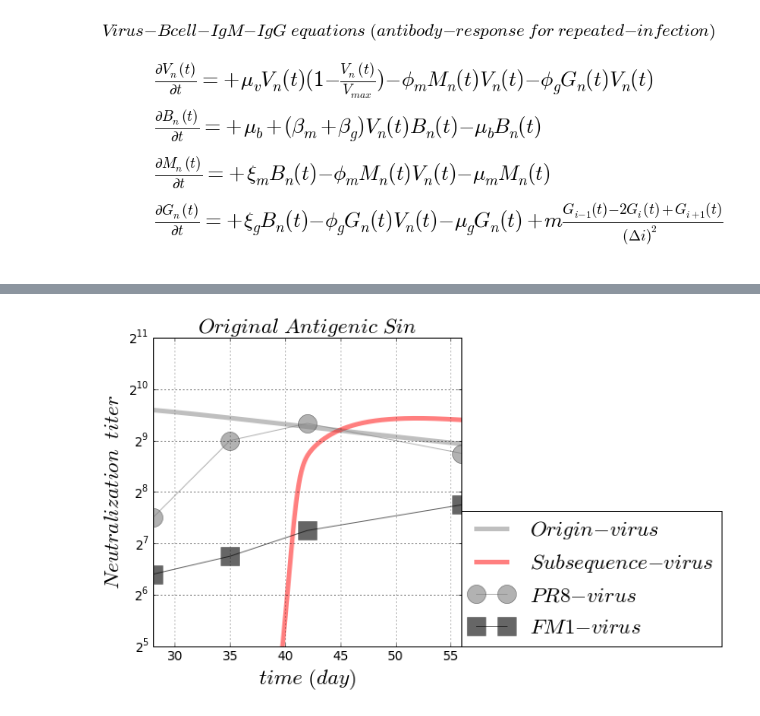
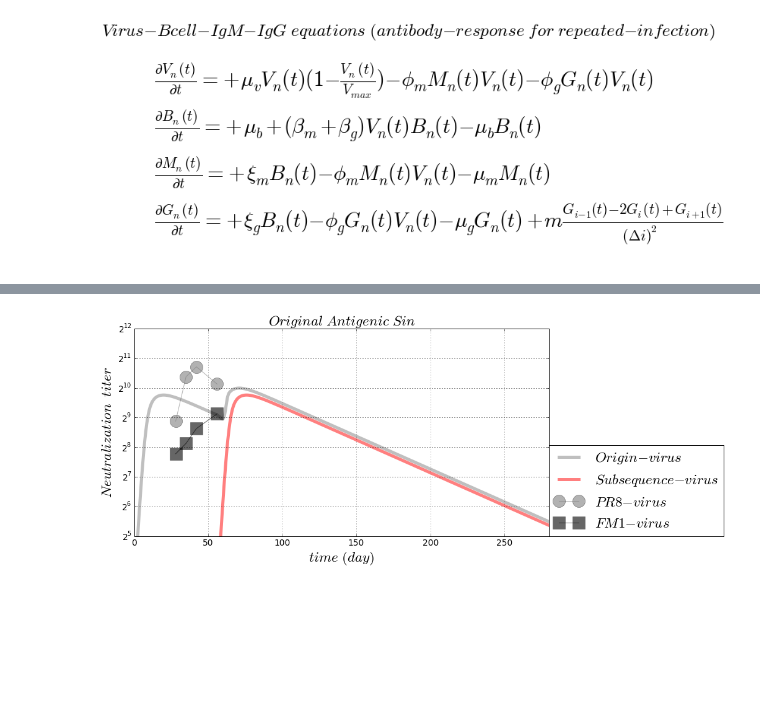
Before and after one commit to blab/antibody-response-pulse, a Jupyter notebook: bcell-array/code/Virus_Bcell_IgM_IgG_Infection_OAS.ipynb, the cells around one changed output, grey strips where cells are left out. Saved outputs shown, nothing was run; the diff lists cells and outputs as text; code cells hidden in the pictures; blank space fills up the shorter version.

```diff
--- a/bcell-array/code/Virus_Bcell_IgM_IgG_Infection_OAS.ipynb
+++ b/bcell-array/code/Virus_Bcell_IgM_IgG_Infection_OAS.ipynb
@@ -66,11 +66,6 @@ def dVdt_array(VBMGxt = [], *args):
     return(dV_dt_array)
 
 def dBdt_array(VBMGxt = [], *args):
-    eName = np.zeros([totalPoint_X])
-    eName[0] = 1.0/100
-    eName[1] = alva.eventName
-#    eName[2] = 1.0/100
-#    eName[3] = 1.0/100
     # naming
     V = VBMGxt[0]
     B = VBMGxt[1]
@@ -80,15 +75,10 @@ def dBdt_array(VBMGxt = [], *args):
     # there are n dSdt
     dB_dt_array = np.zeros(x_totalPoint)
     # each dSdt with the same equation form
-    dB_dt_array[:] = +inRateB + (actRateBm + eName[:])*V[:]*B[:] - outRateB*B[:]
+    dB_dt_array[:] = +inRateB*V[:]*(1 - V[:]/maxV) + (actRateBm + alva.eventName)*V[:]*B[:] - outRateB*B[:]
     return(dB_dt_array)
 
 def dMdt_array(VBMGxt = [], *args):
-    eName = np.zeros([totalPoint_X])
-    eName[0] = 1.0/100
-    eName[1] = alva.eventName
-#    eName[2] = 1.0/100
-#    eName[3] = 1.0/100
     # naming
     V = VBMGxt[0]
     B = VBMGxt[1]
@@ -98,7 +88,7 @@ def dMdt_array(VBMGxt = [], *args):
     # there are n dSdt
     dM_dt_array = np.zeros(x_totalPoint)
     # each dSdt with the same equation form
-    dM_dt_array[:] = +inRateM*B[:]*actRateBm/(actRateBm + eName[:]) - consumeRateM*M[:]*V[:] - outRateM*M[:]
+    dM_dt_array[:] = +inRateM*B[:] - consumeRateM*M[:]*V[:] - outRateM*M[:]
     return(dM_dt_array)
 
 def dGdt_array(VBMGxt = [], *args):
@@ -225,36 +227,36 @@ for i in range(totalPoint_X):
 # %%
 # Experimental lab data from OAS paper
 gT_lab = np.array([28, 28 + 7, 28 + 14, 28 + 28])
-gPR8_lab = np.array([2**(7 + 1.0/2), 2**9, 2**(9 + 1.0/3), 2**(9 - 1.0/4)])
-gFM1_lab = np.array([2**(6 + 2.0/5), 2**(7 - 1.0/4), 2**(7 + 1.0/4), 2**(8 - 1.0/4)])
+gPR8_lab = np.array([2**(7 + 1.0/2), 2**9, 2**(9 + 1.0/3), 2**(9 - 1.0/4)])*820.0/(2**8.3)
+gFM1_lab = np.array([2**(6 + 2.0/5), 2**(7 - 1.0/4), 2**(7 + 1.0/4), 2**(8 - 1.0/4)])*820.0/(2**8.3)
 # Sequential immunization graph
 figure_name = '-Original-Antigenic-Sin'
 figure_suffix = '.png'
 save_figure = os.path.join(dir_path, file_name + figure_name + file_suffix)
 numberingFig = numberingFig + 1
-plt.figure(numberingFig, figsize = (6, 6))
+plt.figure(numberingFig, figsize = (12, 6))
 plt.plot(gT, gM[1] + gG[1], linewidth = 5.0, alpha = 0.5, color = 'gray'
          , label = r'$ Origin-virus $')
 plt.plot(gT, gM[2] + gG[2], linewidth = 5.0, alpha = 0.5, color = 'red'
          , label = r'$ Subsequence-virus $')
 plt.plot(gT_lab, gPR8_lab, marker = 'o', markersize = 20, color = 'gray', alpha = 0.6
          , label = r'$ PR8-virus $')
 plt.plot(gT_lab, gFM1_lab, marker = 's', markersize = 20, color = 'black', alpha = 0.6
          , label = r'$ FM1-virus $')
 plt.grid(True, which = 'both')
 plt.title(r'$ Original \ Antigenic \ Sin $', fontsize = AlvaFontSize)
 plt.xlabel(r'$time \ (%s)$'%(timeUnit), fontsize = AlvaFontSize)
 plt.ylabel(r'$ Neutralization \ \ titer $', fontsize = AlvaFontSize)
-plt.xlim([28, maxT])
+plt.xlim([minT, maxT])
 plt.xticks(fontsize = AlvaFontSize*0.6)
 plt.yticks(fontsize = AlvaFontSize*0.6)
-plt.ylim([2**5, 2**11])
+plt.ylim([2**5, 2**12])
 plt.yscale('log', basey = 2)
 plt.legend(loc = (1, 0), fontsize = AlvaFontSize)
 plt.savefig(save_figure, dpi = 100, bbox_inches='tight')
 plt.show()
 # %% [output]
-[figure, old version]
+[figure, new version]
 # %%
 # Normalization stacked graph
 numberingFig = numberingFig + 1
```
Also changed, not shown: parts of 3 cells of this notebook, 13 other files.
